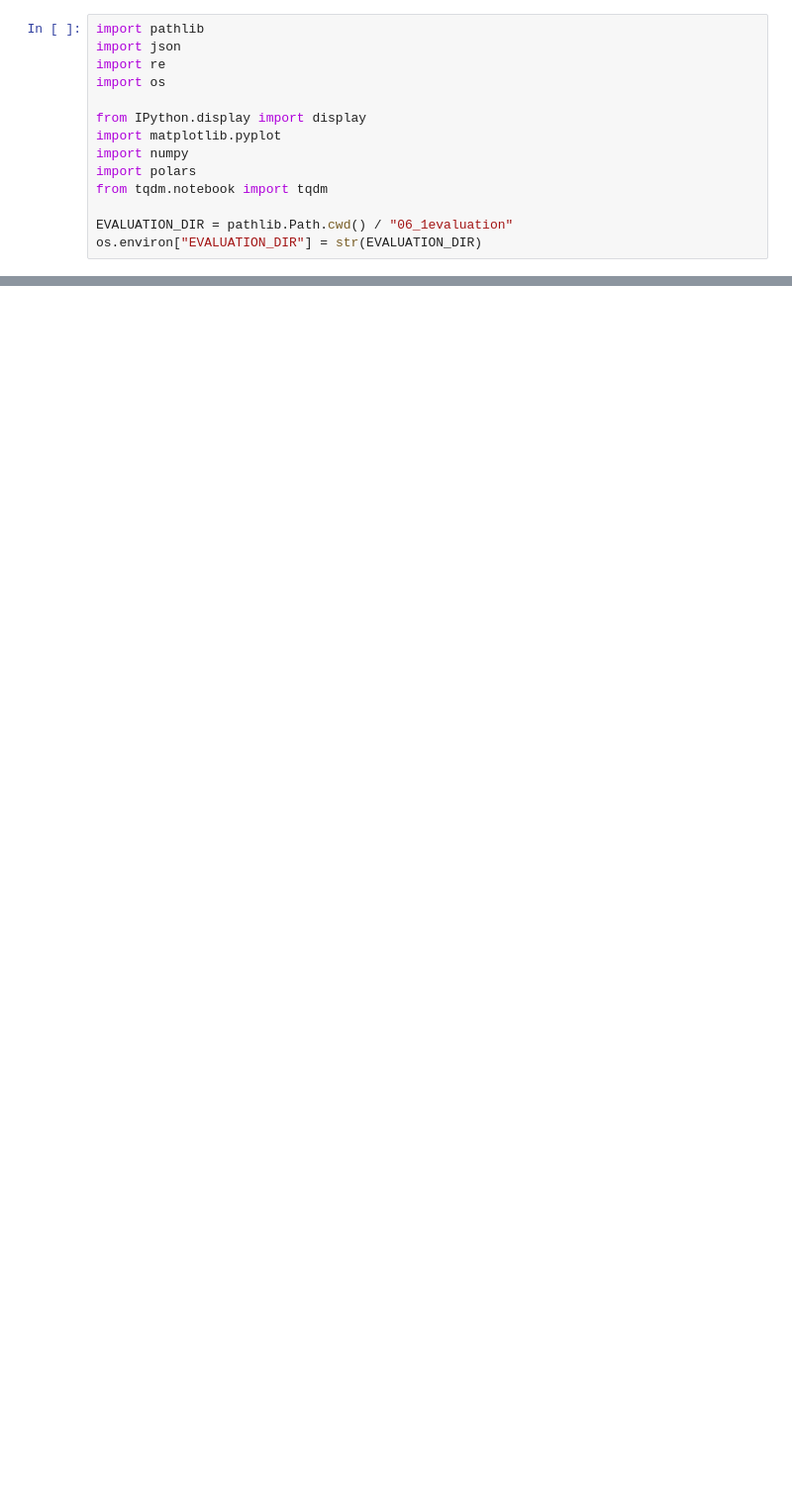
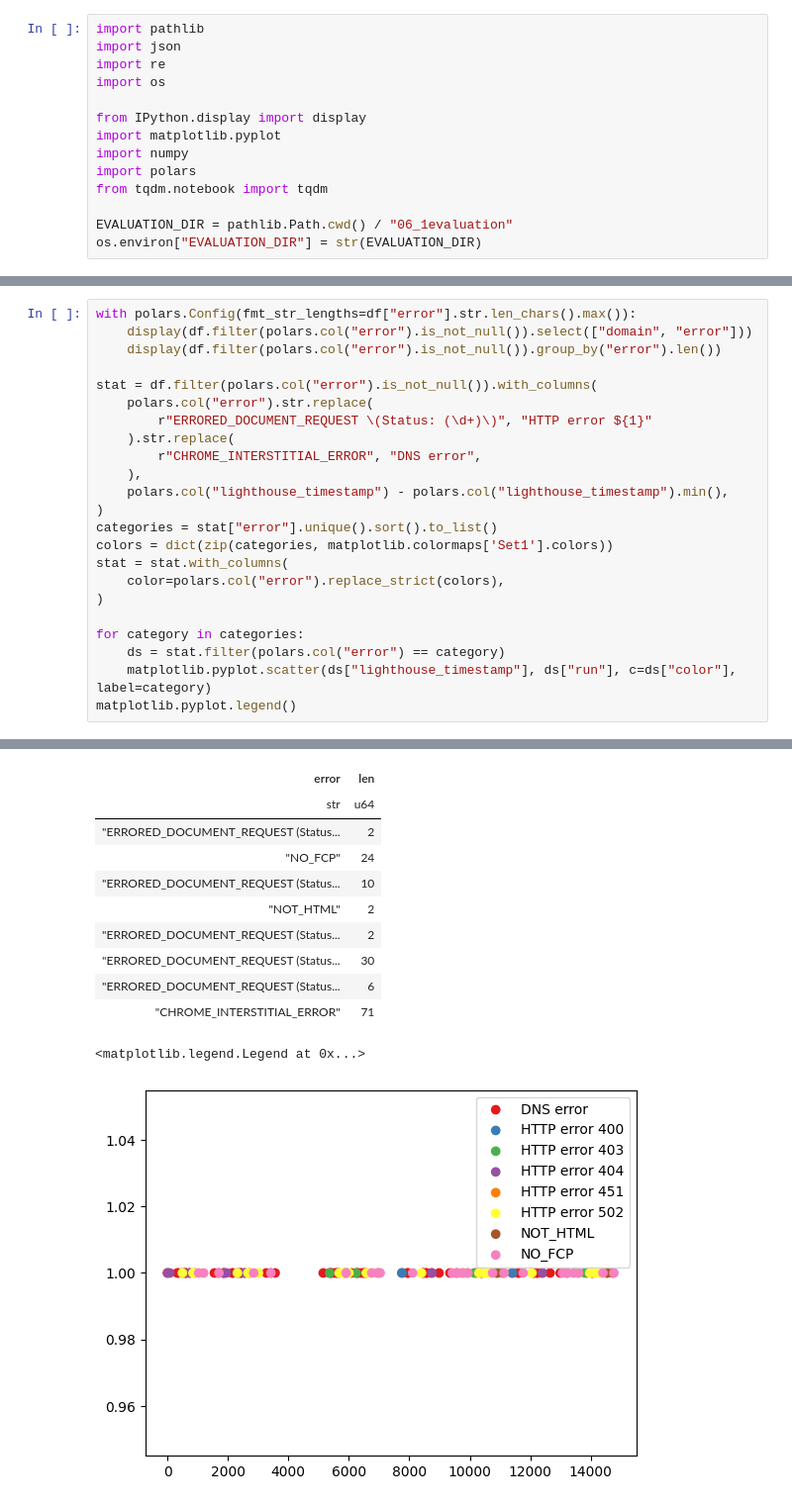
Before and after one commit to miri64/artifacts-tnsm26-cbor-dns-eval, a Jupyter notebook: 06_1evaluation.ipynb, the cells around one changed output, grey strips where cells are left out. Shown at 99% size. Drawn from its saved outputs; the diff is of its cells as text; blank space fills up the shorter version.

```diff
--- a/06_1evaluation.ipynb
+++ b/06_1evaluation.ipynb
@@ -132,0 +151,24 @@ for metric in ["first_contentful_paint", "largest_contentful_paint", "speed_inde
+# %%
+with polars.Config(fmt_str_lengths=df["error"].str.len_chars().max()):
+    display(df.filter(polars.col("error").is_not_null()).select(["domain", "error"]))
+    display(df.filter(polars.col("error").is_not_null()).group_by("error").len())
+
+stat = df.filter(polars.col("error").is_not_null()).with_columns(
+    polars.col("error").str.replace(
+        r"ERRORED_DOCUMENT_REQUEST \(Status: (\d+)\)", "HTTP error ${1}"
+    ).str.replace(
+        r"CHROME_INTERSTITIAL_ERROR", "DNS error",
+    ),
+    polars.col("lighthouse_timestamp") - polars.col("lighthouse_timestamp").min(),
+)
+categories = stat["error"].unique().sort().to_list()
+colors = dict(zip(categories, matplotlib.colormaps['Set1'].colors))
+stat = stat.with_columns(
+    color=polars.col("error").replace_strict(colors),
+)
+
+for category in categories:
+    ds = stat.filter(polars.col("error") == category)
+    matplotlib.pyplot.scatter(ds["lighthouse_timestamp"], ds["run"], c=ds["color"], label=category)
+matplotlib.pyplot.legend()
+# %% [output]
@@ -132,0 +190,12 @@ for metric in ["first_contentful_paint", "largest_contentful_paint", "speed_inde
+| error | len |
+| str | u64 |
+| "ERRORED_DOCUMENT_REQUEST (Status... | 2 |
+| "NO_FCP" | 24 |
+| "ERRORED_DOCUMENT_REQUEST (Status... | 10 |
+| "NOT_HTML" | 2 |
+| "ERRORED_DOCUMENT_REQUEST (Status... | 2 |
+| "ERRORED_DOCUMENT_REQUEST (Status... | 30 |
+| "ERRORED_DOCUMENT_REQUEST (Status... | 6 |
+| "CHROME_INTERSTITIAL_ERROR" | 71 |
+<matplotlib.legend.Legend at 0x...>
+[figure, added]
```
Also changed, not shown: parts of 6 cells of this notebook, 1 other file.
